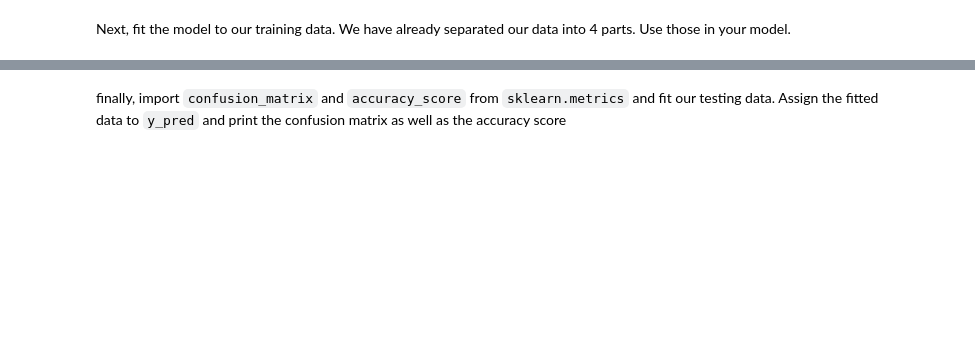
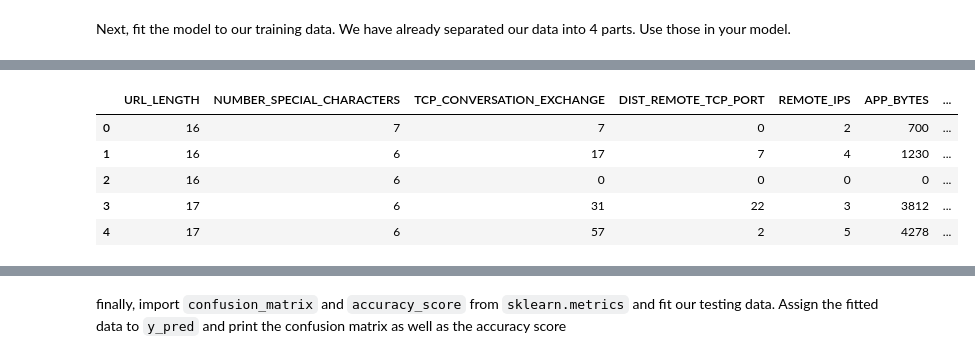
Before and after one commit to Marinasel86/supervised-learning-classification, a Jupyter notebook: your-code/main.ipynb, the cells around one changed output, grey strips where cells are left out. Drawn from its saved outputs; the diff is of its cells as text; code cells hidden in the pictures; blank space fills up the shorter version.

```diff
--- a/your-code/main.ipynb
+++ b/your-code/main.ipynb
@@ -531,0 +506,11 @@ Next, fit the model to our training data. We have already separated our data int
+# %%
+# numerical
+X_num = X.select_dtypes(np.number)
+X_num.head(5)
+# %% [output]
+|  | URL_LENGTH | NUMBER_SPECIAL_CHARACTERS | TCP_CONVERSATION_EXCHANGE | DIST_REMOTE_TCP_PORT | REMOTE_IPS | APP_BYTES | ... |
+| 0 | 16 | 7 | 7 | 0 | 2 | 700 | ... |
+| 1 | 16 | 6 | 17 | 7 | 4 | 1230 | ... |
+| 2 | 16 | 6 | 0 | 0 | 0 | 0 | ... |
+| 3 | 17 | 6 | 31 | 22 | 3 | 3812 | ... |
+| 4 | 17 | 6 | 57 | 2 | 5 | 4278 | ... |
```
Also changed, not shown: parts of 68 cells of this notebook.
